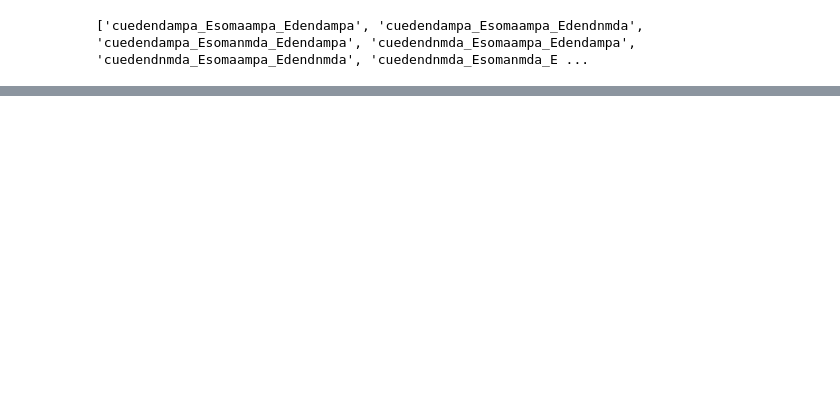
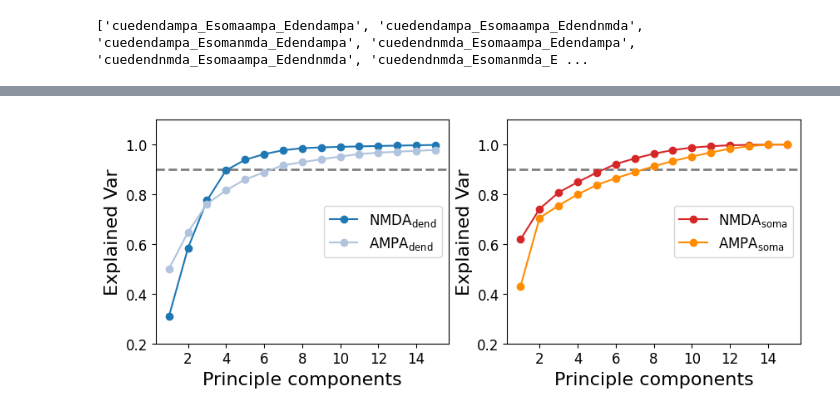
Before and after one commit to ntolley/dendractor, a Jupyter notebook: figures/plot_memory_pca_trajectory.ipynb, the cells around one changed output, grey strips where cells are left out. Drawn from its saved outputs; the diff is of its cells as text; code cells hidden in the pictures; blank space fills up the shorter version.

```diff
--- a/figures/plot_memory_pca_trajectory.ipynb
+++ b/figures/plot_memory_pca_trajectory.ipynb
@@ -294,0 +238,48 @@ ax4.legend(loc='upper right')
+# %%
+plot_groups = [
+        ['cuedendnmda_Esomaampa_Edendampa', 'cuedendampa_Esomaampa_Edendampa'],
+        ['cuesomanmda_Esomaampa_Edendampa', 'cuesomaampa_Esomaampa_Edendampa']]
+
+color_dict = {
+        'cuedendnmda_Esomaampa_Edendampa': 'C0',
+        'cuedendampa_Esomaampa_Edendampa': 'lightsteelblue',
+        'cuesomanmda_Esomaampa_Edendampa': 'C3',
+        'cuesomaampa_Esomaampa_Edendampa': 'darkorange'
+}
+
+legend_dict = {
+        'cuedendnmda_Esomaampa_Edendampa': '$\\rm NMDA_{dend}$',
+        'cuedendampa_Esomaampa_Edendampa': '$\\rm AMPA_{dend}$',
+        'cuesomanmda_Esomaampa_Edendampa': '$\\rm NMDA_{soma}$',
+        'cuesomaampa_Esomaampa_Edendampa': '$\\rm AMPA_{soma}$'
+}
+
+labelsize = 16
+ticksize = 12
+legendsize = 12
+linewidth = 2
+
+plt.figure(figsize=(10,3.5))
+for plot_idx, group in enumerate(plot_groups):
+    plt.subplot(1,2,plot_idx+1)
+
+    for name in group:
+        explained_var = np.cumsum(pca_dict[name].explained_variance_ratio_)
+        color = color_dict[name]
+
+        num_components = 15
+        plt.plot(np.arange(1, num_components+1), explained_var[:num_components], color=color, marker='o', label=legend_dict[name])
+
+        plt.xlabel('Principle components', fontsize=labelsize)
+        plt.ylabel('Explained Var', fontsize=labelsize)
+
+        plt.xticks(fontsize=ticksize)
+        plt.yticks(fontsize=ticksize)
+        plt.ylim(0.2, 1.1)
+        plt.legend(fontsize=legendsize, loc='center right')
+    plt.axhline(0.9, color='k', alpha=0.5, linewidth=2, linestyle='--', zorder=-2)
+
+figure_path = '/users/ntolley/data/ntolley/dendractor/memory_permutations/figures'
+plt.savefig(f'{figure_path}/memory_trajectory_expvar.svg')
+# %% [output]
+[figure, added]
```
Also changed, not shown: parts of 7 cells of this notebook, 7 other files.
